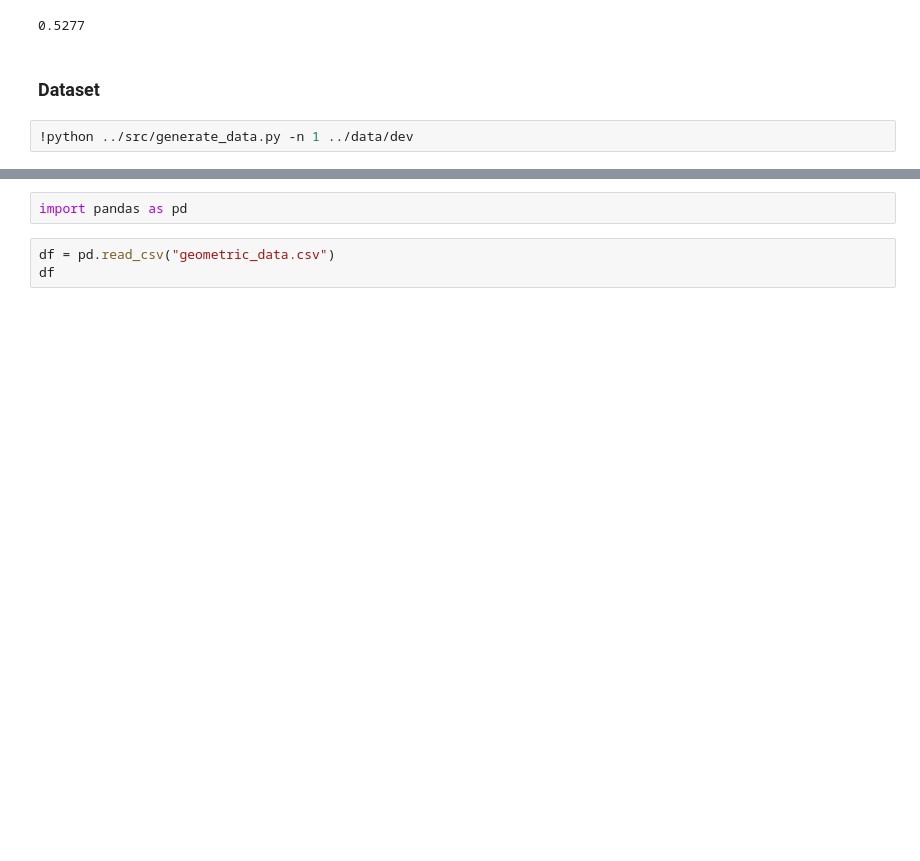
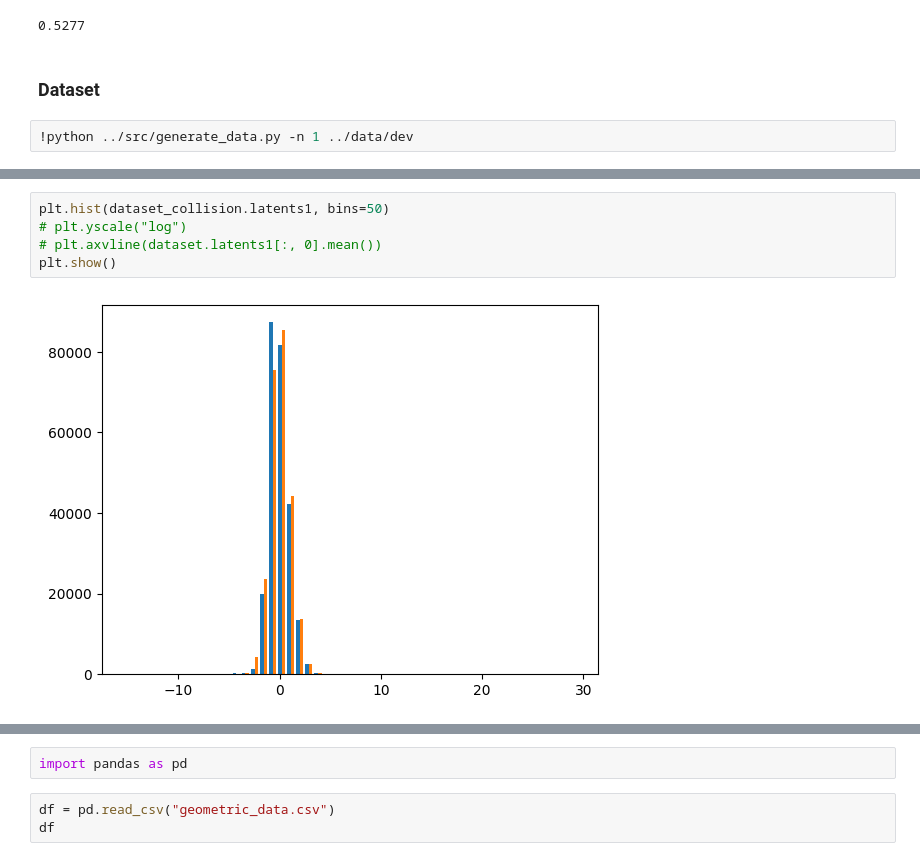
Before and after one commit to rows-of-houses/LSBMP_final_project, a Jupyter notebook: notebooks/generate_data.ipynb, the cells around one changed output, grey strips where cells are left out. Drawn from its saved outputs; the diff is of its cells as text; blank space fills up the shorter version.

```diff
--- a/notebooks/generate_data.ipynb
+++ b/notebooks/generate_data.ipynb
@@ -101,0 +110,7 @@ FileNotFoundError: [Errno 2] No such file or directory: '../data/train_collision
+# %%
+plt.hist(dataset_collision.latents1, bins=50)
+# plt.yscale("log")
+# plt.axvline(dataset.latents1[:, 0].mean())
+plt.show()
+# %% [output]
+[figure, added]
```
Also changed, not shown: parts of 6 cells of this notebook, 6 other files.
